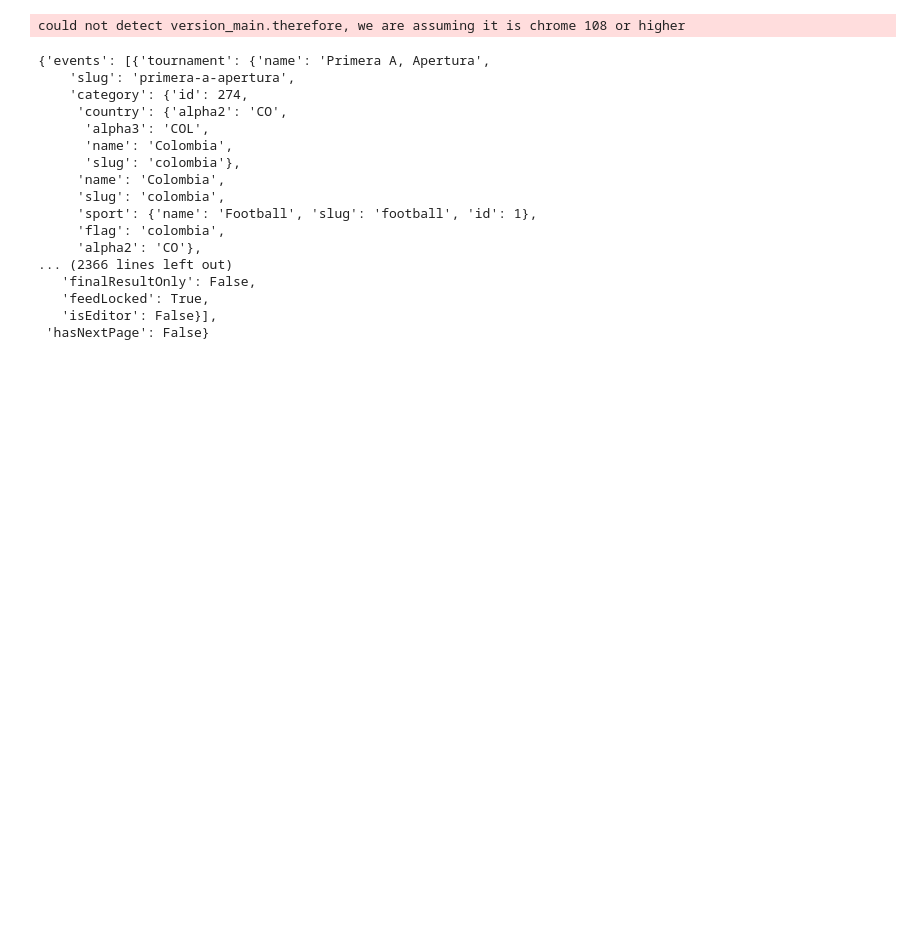
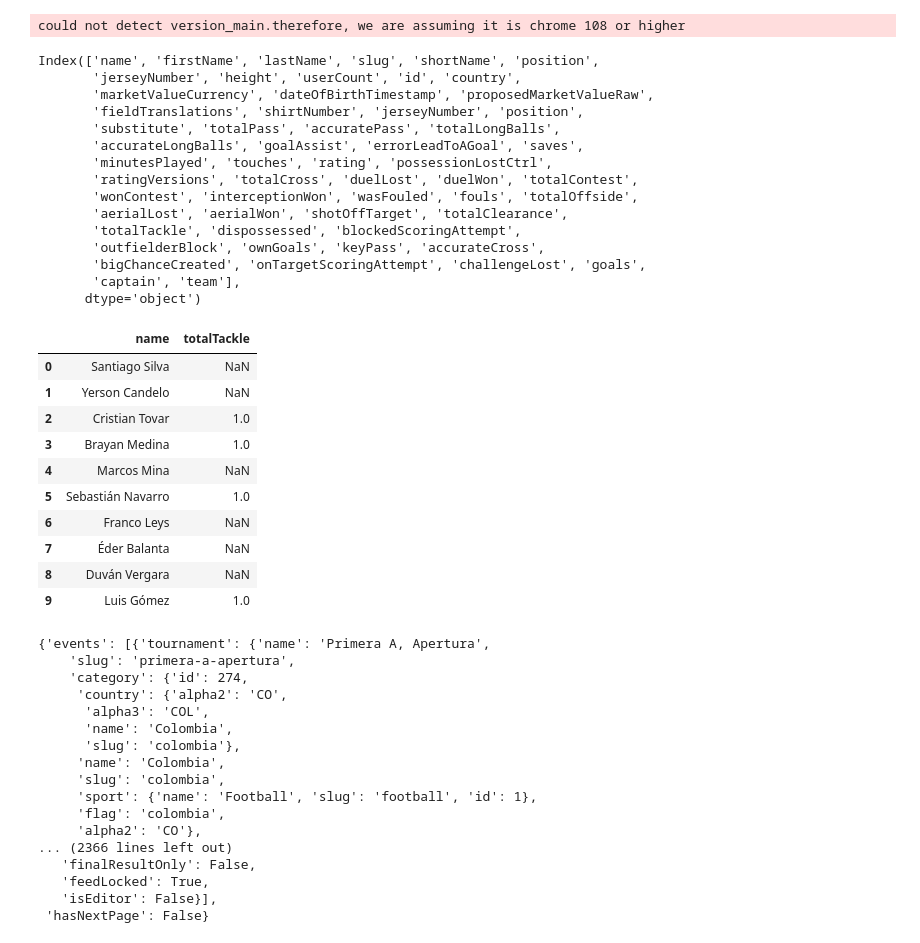
Before and after one commit to emrangel/project-soccer-analytics, a Jupyter notebook: Python/scripts/dev_lanus_packages.ipynb, the cells around one changed output. Cells and saved outputs as stored; diff of their text form; code cells hidden in the pictures; blank space fills up the shorter version.

```diff
--- a/Python/scripts/dev_lanus_packages.ipynb
+++ b/Python/scripts/dev_lanus_packages.ipynb
@@ -81,33 +82,61 @@ could not detect version_main.therefore, we are assuming it is chrome 108 or hig
 End of the pages
 Guardado: C:/Users/Mateo/Desktop/Soccer/Futbol-R-Python-Quarto/Python/data/output\Colombia_Primera_A_Apertura_2025_Forwards_2025-06-12.csv
 # %%
-df = sofascore.get_players_match_stats("https://www.sofascore.com/football/match/boyaca-chico-fc-atletico-bucaramanga/dxcshxc#id:13320341")
+df = sofascore.get_players_match_stats("https://www.sofascore.com/football/match/llaneros-fc-america-de-cali/cxcszMK#id:13320342")
 # %% [output]
 could not detect version_main.therefore, we are assuming it is chrome 108 or higher
 # %%
 df1 = df[0]
 df2 = df[1]
 
-df1 = df1.loc[:, ~df1.columns.duplicated()]
-df2 = df2.loc[:, ~df2.columns.duplicated()]
+# df1 = df1.loc[:, ~df1.columns.duplicated()]
+# df2 = df2.loc[:, ~df2.columns.duplicated()]
 
-# df1.head(2)
+
 # print(df2.columns)
-# print(df1.columns)
+print(df1.columns)
+df1[['name','totalTackle']].head(10)
 
 # # Para df1
 # duplicadas_df1 = df1.columns[df1.columns.duplicated()]
 # print("Columnas duplicadas en df1:")
 # print(duplicadas_df1)
 
 # # Para df2
 # duplicadas_df2 = df2.columns[df2.columns.duplicated()]
 # print("Columnas duplicadas en df2:")
 # print(duplicadas_df2)
 
-df3 = pd.concat([df1, df2], ignore_index=True, sort=False)
+# df3 = pd.concat([df1, df2], ignore_index=True, sort=False)
 
 # df3 = pd.concat([df1, df2], ignore_index=True)
+# %% [output]
+Index(['name', 'firstName', 'lastName', 'slug', 'shortName', 'position',
+       'jerseyNumber', 'height', 'userCount', 'id', 'country',
+       'marketValueCurrency', 'dateOfBirthTimestamp', 'proposedMarketValueRaw',
+       'fieldTranslations', 'shirtNumber', 'jerseyNumber', 'position',
+       'substitute', 'totalPass', 'accuratePass', 'totalLongBalls',
+       'accurateLongBalls', 'goalAssist', 'errorLeadToAGoal', 'saves',
+       'minutesPlayed', 'touches', 'rating', 'possessionLostCtrl',
+       'ratingVersions', 'totalCross', 'duelLost', 'duelWon', 'totalContest',
+       'wonContest', 'interceptionWon', 'wasFouled', 'fouls', 'totalOffside',
+       'aerialLost', 'aerialWon', 'shotOffTarget', 'totalClearance',
+       'totalTackle', 'dispossessed', 'blockedScoringAttempt',
+       'outfielderBlock', 'ownGoals', 'keyPass', 'accurateCross',
+       'bigChanceCreated', 'onTargetScoringAttempt', 'challengeLost', 'goals',
+       'captain', 'team'],
+      dtype='object')
+|  | name | totalTackle |
+| 0 | Santiago Silva | NaN |
+| 1 | Yerson Candelo | NaN |
+| 2 | Cristian Tovar | 1.0 |
+| 3 | Brayan Medina | 1.0 |
+| 4 | Marcos Mina | NaN |
+| 5 | Sebastián Navarro | 1.0 |
+| 6 | Franco Leys | NaN |
+| 7 | Éder Balanta | NaN |
+| 8 | Duván Vergara | NaN |
+| 9 | Luis Gómez | 1.0 |
 # %%
 headers = {
     "User-Agent": "Mozilla/5.0 (Windows NT 10.0; Win64; x64) AppleWebKit/537.36 (KHTML, like Gecko) Chrome/132.0.0.0 Safari/537.36",
```
Also changed, not shown: parts of 3 cells of this notebook.
